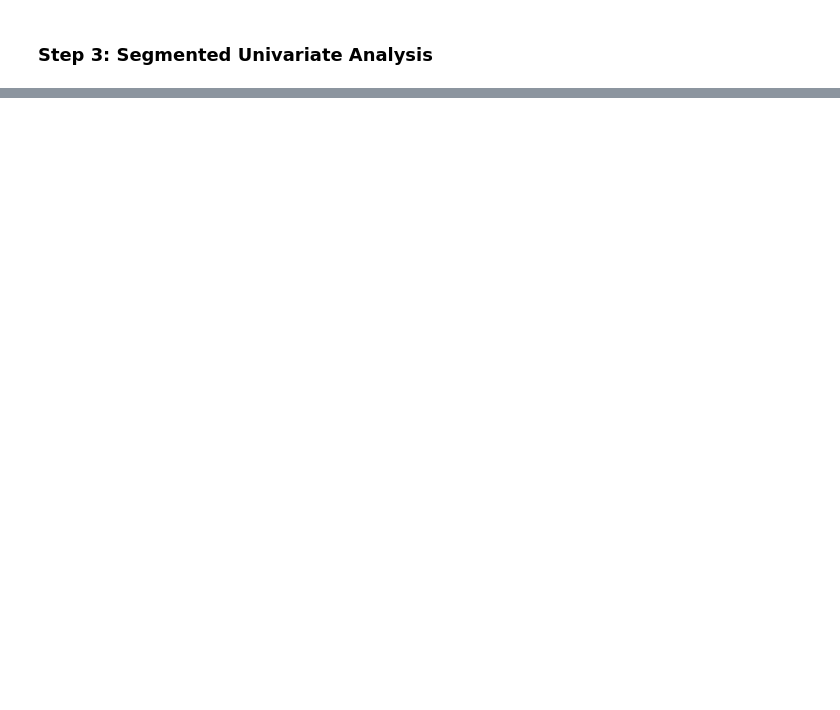
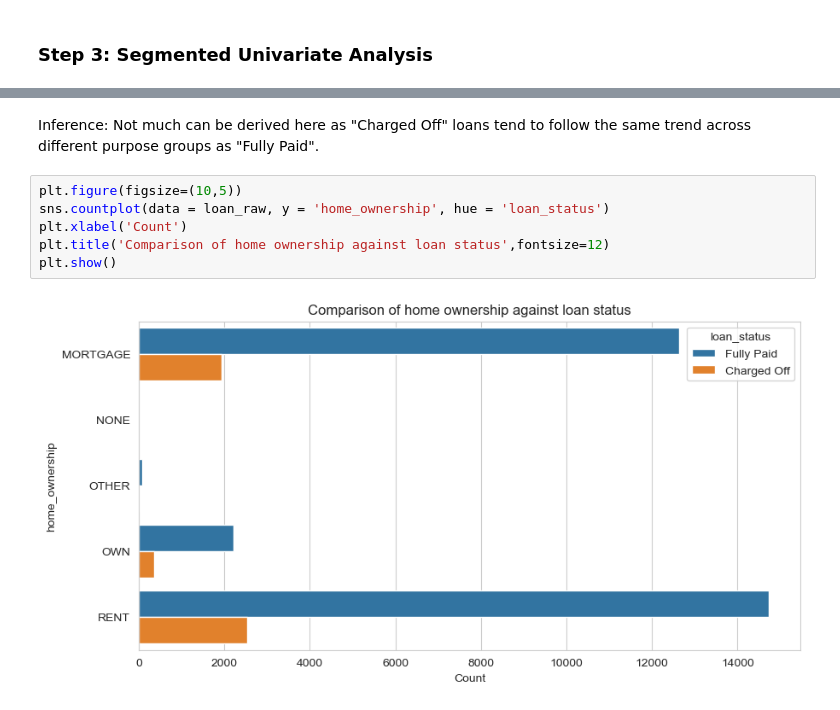
Before and after one commit to mundrapiyush/data-analysis, a Jupyter notebook: case-study/customer-analysis-1.ipynb, the cells around one changed output, grey strips where cells are left out. Cells and saved outputs as stored; diff of their text form; blank space fills up the shorter version.

```diff
--- a/case-study/customer-analysis-1.ipynb
+++ b/case-study/customer-analysis-1.ipynb
@@ -442,0 +510,10 @@ Inference: Around **6%** of the borrowers have declared more than 1 bankruptcies
+# %% [markdown]
+Inference: Not much can be derived here as "Charged Off" loans tend to follow the same trend across different purpose groups as "Fully Paid".
+# %%
+plt.figure(figsize=(10,5))
+sns.countplot(data = loan_raw, y = 'home_ownership', hue = 'loan_status')
+plt.xlabel('Count')
+plt.title('Comparison of home ownership against loan status',fontsize=12)
+plt.show()
+# %% [output]
+[figure, added]
```
Also changed, not shown: parts of 18 cells of this notebook, 2 other files.
